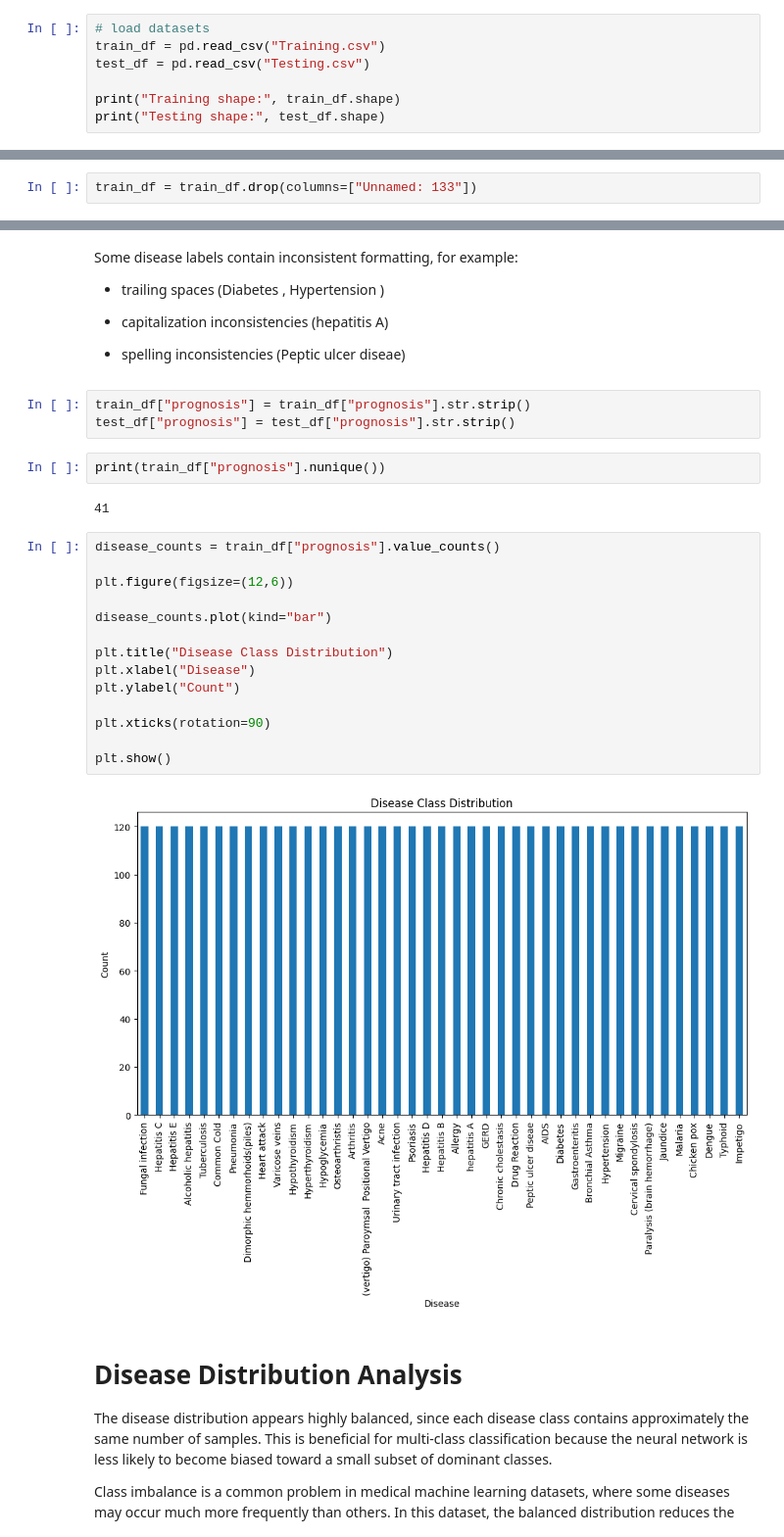
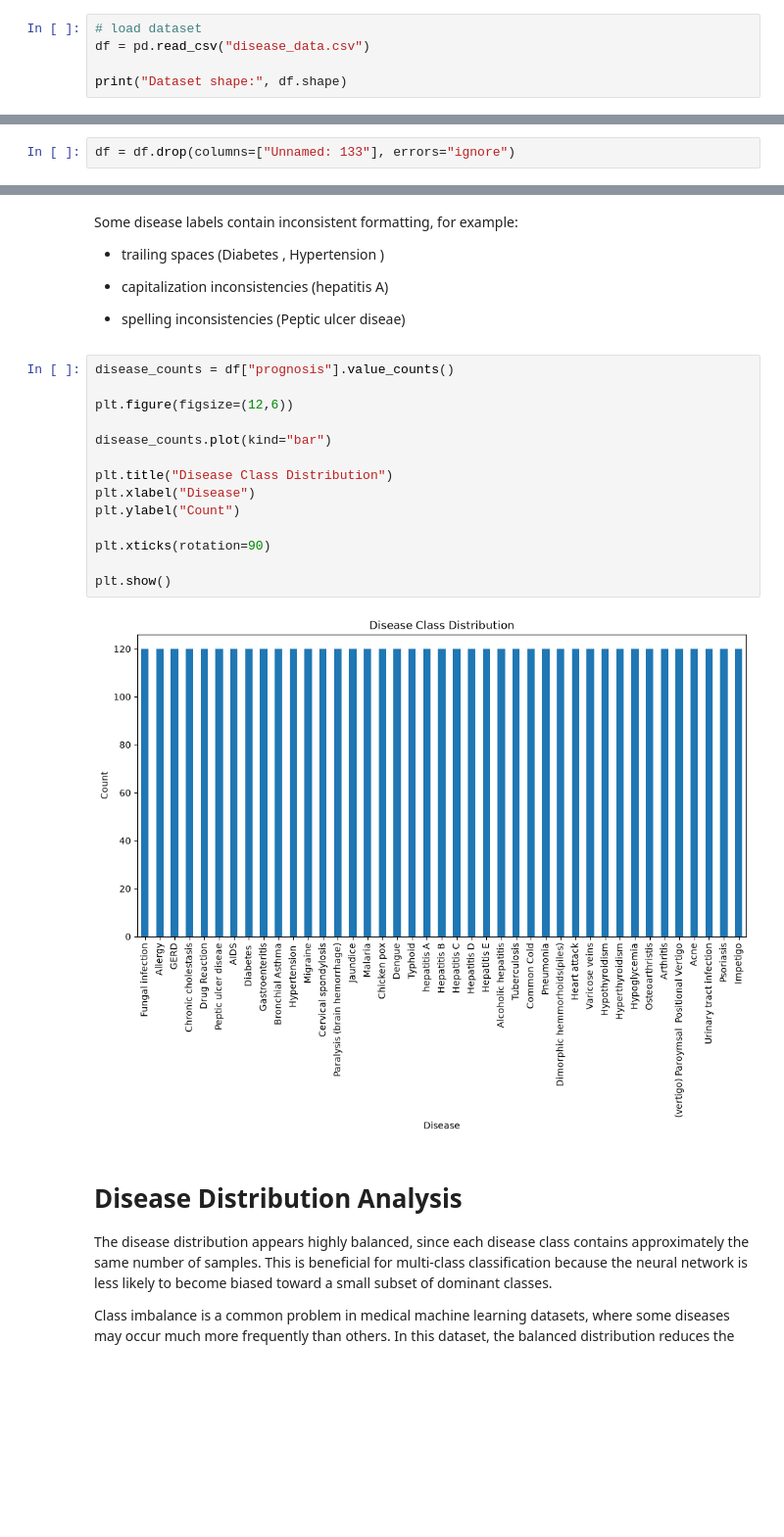
Before and after one commit to rrromanm/MAL2, a Jupyter notebook: Final Project/disease_prediction.ipynb, the cells around one changed output, grey strips where cells are left out. Shown at 98% size. Saved outputs shown, nothing was run; the diff lists cells and outputs as text; blank space fills up the shorter version.

Commit message:
data set split

```diff
--- a/Final Project/disease_prediction.ipynb
+++ b/Final Project/disease_prediction.ipynb
@@ -37,8 +39,6 @@ os.getcwd()
 # %%
-# load datasets
-train_df = pd.read_csv("Training.csv")
-test_df = pd.read_csv("Testing.csv")
+# load dataset
+df = pd.read_csv("disease_data.csv")
 
-print("Training shape:", train_df.shape)
-print("Testing shape:", test_df.shape)
+print("Dataset shape:", df.shape)
 # %% [output]
@@ -57,3 +52,3 @@ Index(['inflammatory_nails', 'blister', 'red_sore_around_nose',
 # %%
-train_df = train_df.drop(columns=["Unnamed: 133"])
+df = df.drop(columns=["Unnamed: 133"], errors="ignore")
 # %%
@@ -137,29 +101,22 @@ Some disease labels contain inconsistent formatting, for example:
 - capitalization inconsistencies (hepatitis A)
 
 - spelling inconsistencies (Peptic ulcer diseae)
-# %%
-train_df["prognosis"] = train_df["prognosis"].str.strip()
-test_df["prognosis"] = test_df["prognosis"].str.strip()
-# %%
-print(train_df["prognosis"].nunique())
-# %% [output]
-41
 # %%
-disease_counts = train_df["prognosis"].value_counts()
+disease_counts = df["prognosis"].value_counts()
 
 plt.figure(figsize=(12,6))
 
 disease_counts.plot(kind="bar")
 
 plt.title("Disease Class Distribution")
 plt.xlabel("Disease")
 plt.ylabel("Count")
 
 plt.xticks(rotation=90)
 
 plt.show()
 # %% [output]
-[figure, old version]
+[figure, new version]
 # %% [markdown]
 # Disease Distribution Analysis
 The disease distribution appears highly balanced, since each disease class contains approximately the same number of samples. This is beneficial for multi-class classification because the neural network is less likely to become biased toward a small subset of dominant classes.
```
Also changed, not shown: parts of 30 cells of this notebook, 2 other files.
